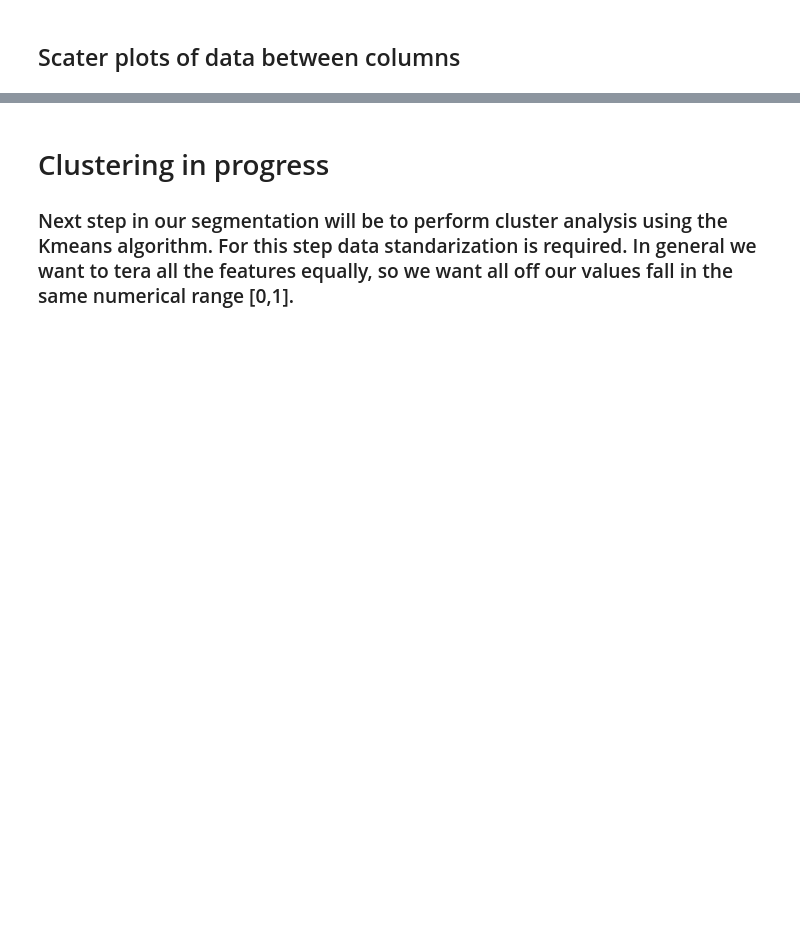
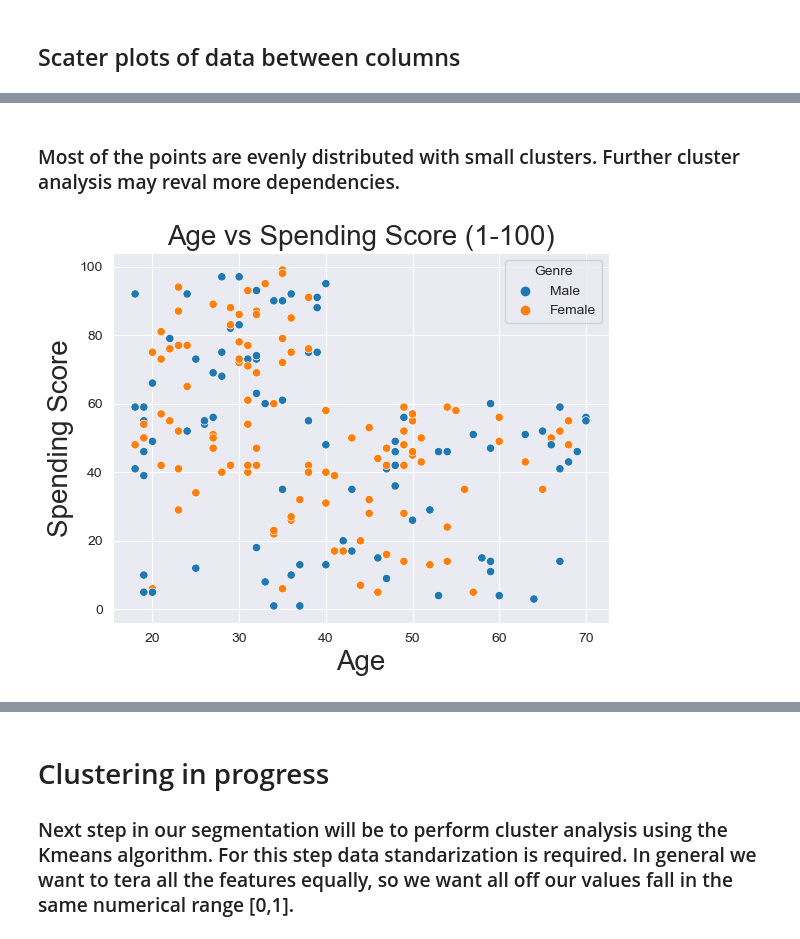
Before and after one commit to GentlemanFrog/Segmentation_mall_data, a Jupyter notebook: Untitled.ipynb, the cells around one changed output, grey strips where cells are left out. Cells and saved outputs as stored; diff of their text form; code cells hidden in the pictures; blank space fills up the shorter version.

```diff
--- a/Untitled.ipynb
+++ b/Untitled.ipynb
@@ -198,0 +209,11 @@ Name: Genre, dtype: int64
+# %% [markdown]
+### Most of the points are evenly distributed with small clusters. Further cluster analysis may reval more dependencies.
+# %%
+sns.set_style('darkgrid')
+sns.scatterplot(data=df, x='Age', y='Spending Score (1-100)', hue='Genre')
+plt.title('Age vs Spending Score (1-100)', fontsize=20)
+plt.xlabel('Age', fontsize=20)
+plt.ylabel('Spending Score', fontsize=20)
+plt.show()
+# %% [output]
+[figure, added]
```
Also changed, not shown: parts of 4 cells of this notebook.
